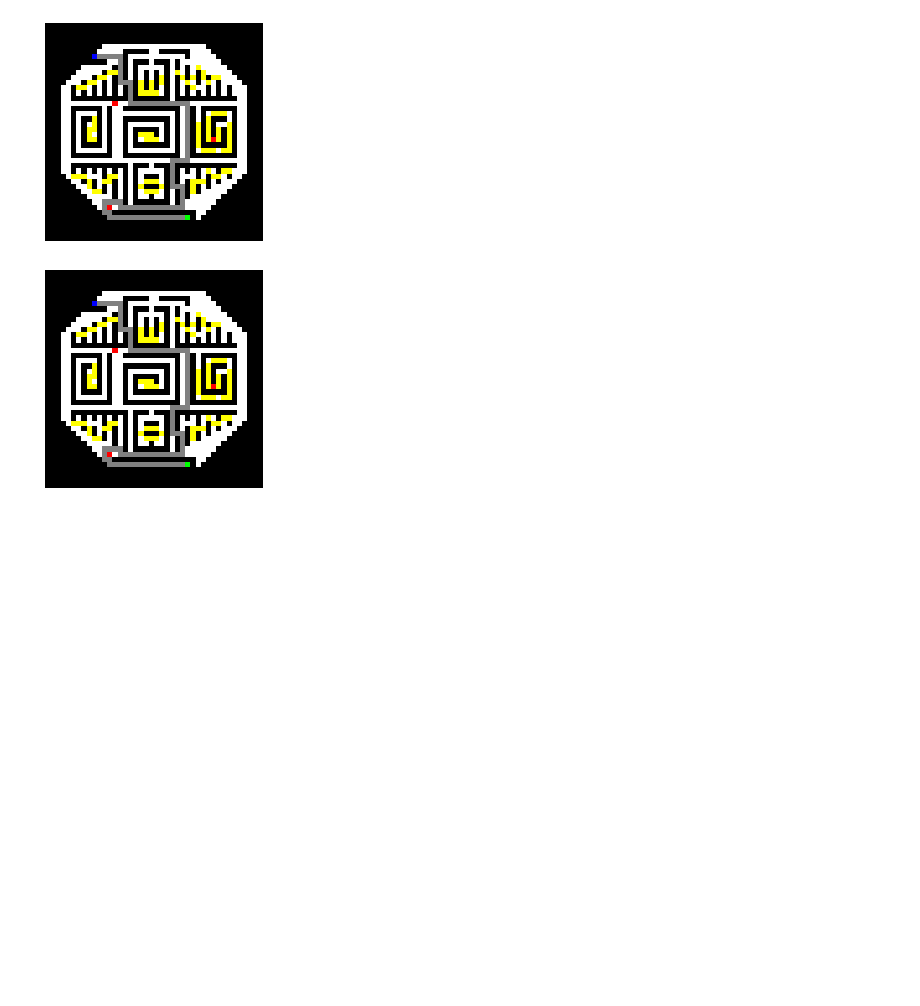
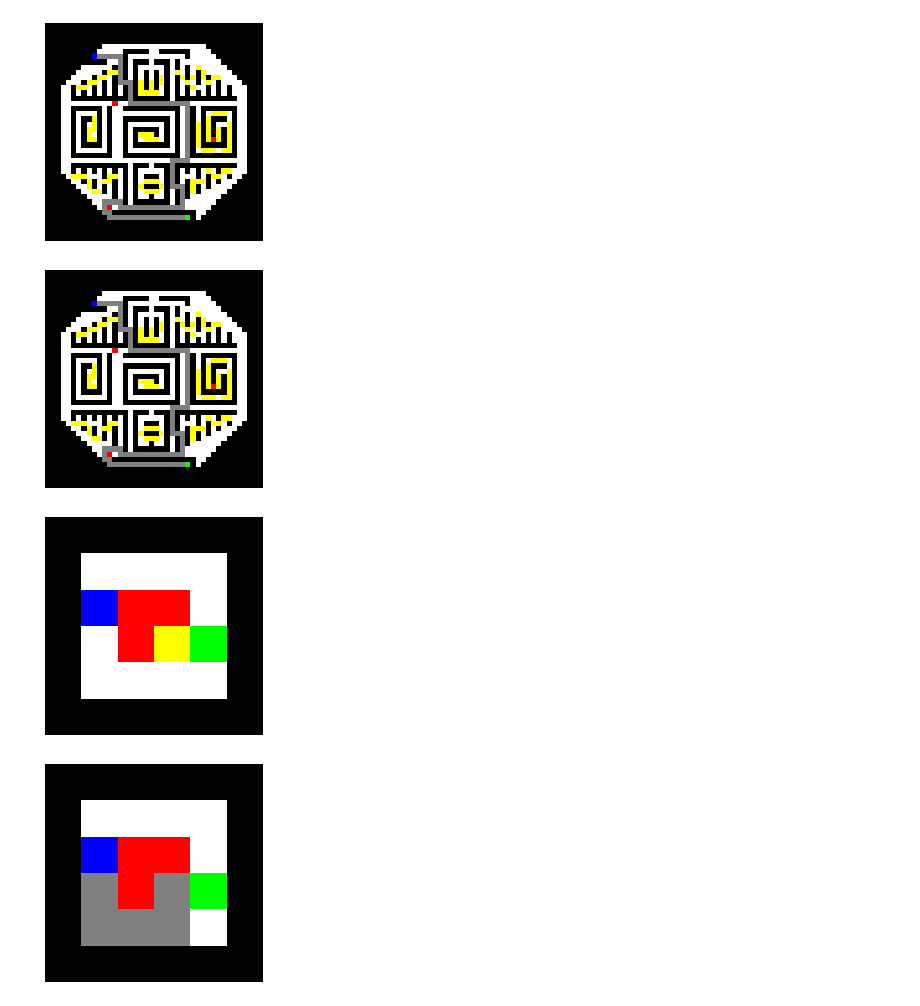
Before and after one commit to Introduction-to-AI-MC960-2020/pac_man, a Jupyter notebook: galante.ipynb, the cells around one changed output. Drawn from its saved outputs; the diff is of its cells as text; code cells hidden in the pictures; blank space fills up the shorter version.

Commit message:
added maze series to best first search to enable comparison

```diff
--- a/galante.ipynb
+++ b/galante.ipynb
@@ -207,3 +207,23 @@ maze.show_search_path(reached=root.solution())
 [figure]
 [figure]
 [figure]
+# %%
+from pac_man.search import best_first_graph_search, uniform_cost_search
+from pac_man.pacman_problem import PacManProblem
+from pac_man.maze_generator import generator
+from pac_man.utils import manhattan_distance
+from pac_man.maze_generator import state
+
+def h(node, goal, maze):
+    return manhattan_distance(node.state, goal)
+# %%
+maze = generator.MAZE_6x6
+problem = PacManProblem(initial=maze.start_position, goal=maze.goal_position,
+                        maze_map=maze.maze_map)
+heuristic = lambda node, goal=maze.goal_position, maze=maze.maze_map : h(node, goal, maze)
+root = best_first_graph_search(problem,heuristic)
+maze.show_search_path()
+maze.show_search_path(reached=root.solution())
+# %% [output]
+[figure, added]
+[figure, added]
```
Also changed, not shown: parts of 8 cells of this notebook.
